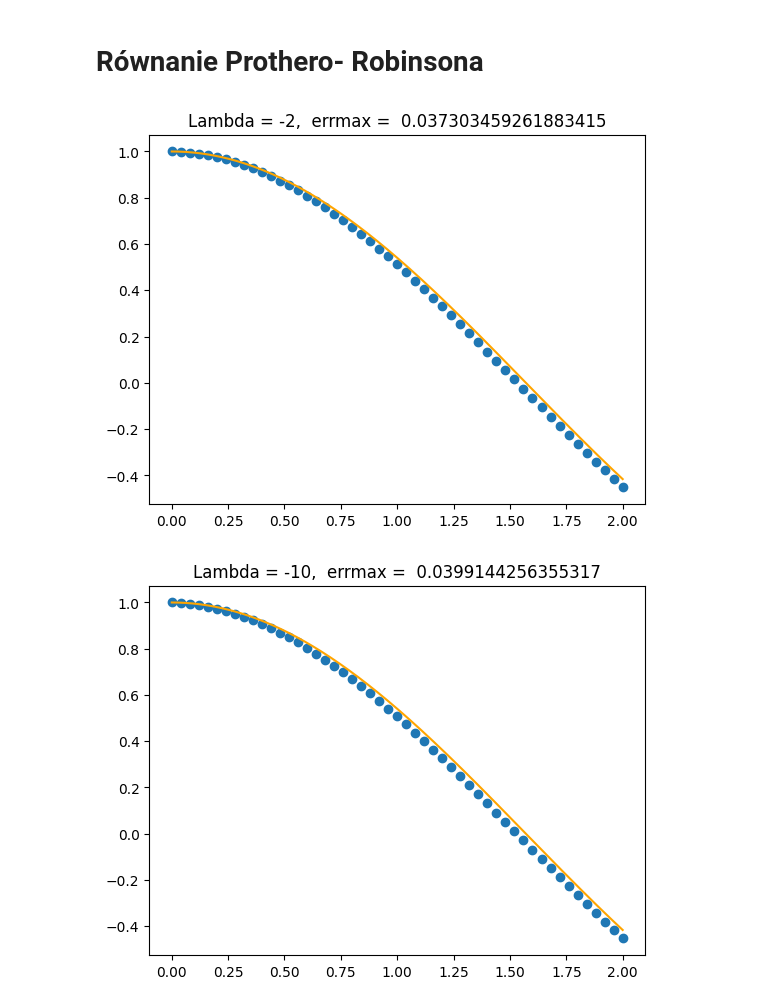
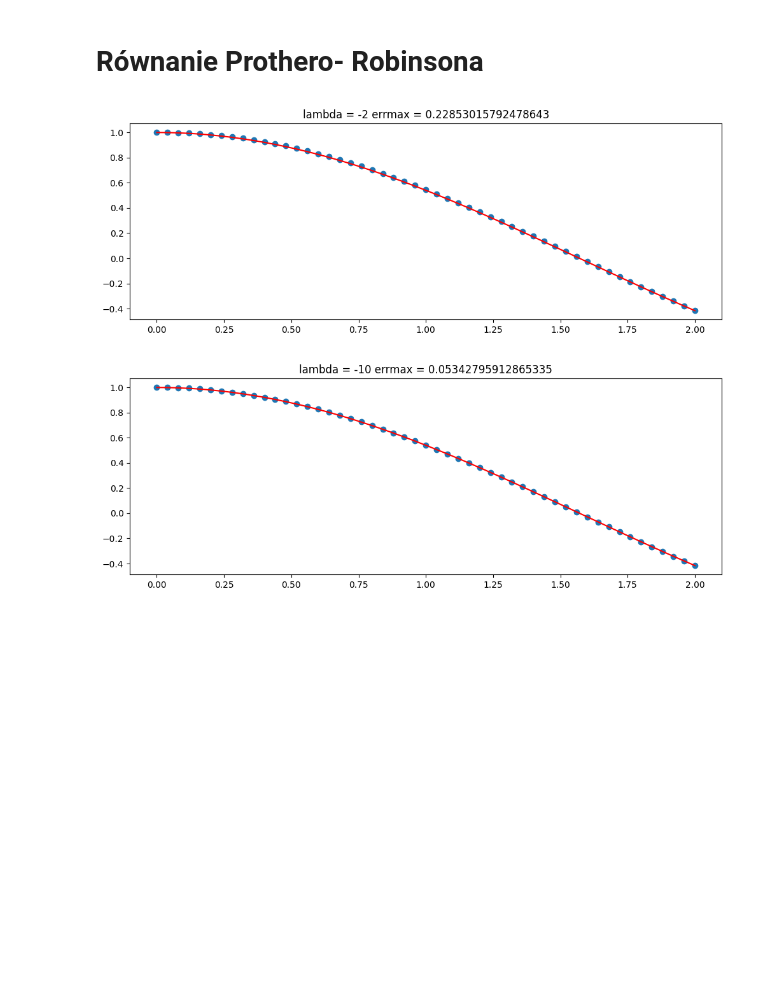
Before and after one commit to maksdebowski/MNdRRz, a Jupyter notebook: lab1/main.ipynb, the cells around one changed output. Cells and saved outputs as stored; diff of their text form; code cells hidden in the pictures; blank space fills up the shorter version.

```diff
--- a/lab1/main.ipynb
+++ b/lab1/main.ipynb
@@ -16,37 +17,38 @@ plt.plot(x,y)
 # %%
 def x_prim(x, t, lam):
     return lam*(x-np.cos(t)) - np.sin(t)
 
 T_0 = 0.0
 KSI = 1.0
-T = 2.0
-N = 50 # na ile części dzielimy przedział
+T = 2.0 # na ile części dzielimy przedział
 X_0 = 1.0
-h = (T- T_0)/N
 LAM = -2.0
 
 # DANE DLA COSINUSA
 x = np.linspace(0,2,1000)
 y = np.cos(x)
 
 
 # ROZWIĄZANIE
-wezly = np.linspace(T_0, T, N+1)
-rozwiazania = np.zeros(N+1)
-blad = np.zeros(N+1)
 lambda_vals = [-2,-10,-50, -100,-1000]
-for lam in lambda_vals:
+N = 50
+h = (T- T_0)/N
+
+for lambda_ in lambda_vals:
+    wezly = np.linspace(T_0, T, N+1)
+    rozwiazania = np.zeros(N+1)
+    blad = np.zeros(N+1)
     for i, wezel in enumerate(wezly):
         if i == 0:
             rozwiazania[i] = X_0
             continue
-        rozwiazania[i] = rozwiazania[i-1]+ h*x_prim(rozwiazania[i-1], wezel, lam)
+        rozwiazania[i] = rozwiazania[i-1]+ h*x_prim(rozwiazania[i-1], wezly[i-1], lambda_)
         blad[i] = np.abs(rozwiazania[i] - np.cos(wezel))
-    plt.figure()
-    plt.title(f"Lambda = {lam},  errmax =  {np.max(blad)}")
+    plt.figure(figsize=(12,4))
+    plt.title(f"lambda = {lambda_} errmax = {np.sum(blad)}")
+    plt.plot(x,y, color="red")
     plt.scatter(wezly, rozwiazania)
-    plt.plot(x,y, color='orange')
-    plt.show()
+    blad2 = np.abs(np.cos(T) - rozwiazania[-1])
 # %% [output]
-[figure, old version]
+[figure, new version]
-[figure, old version]
+[figure, new version]
```
Also changed, not shown: parts of 2 cells of this notebook, 4 other files.
